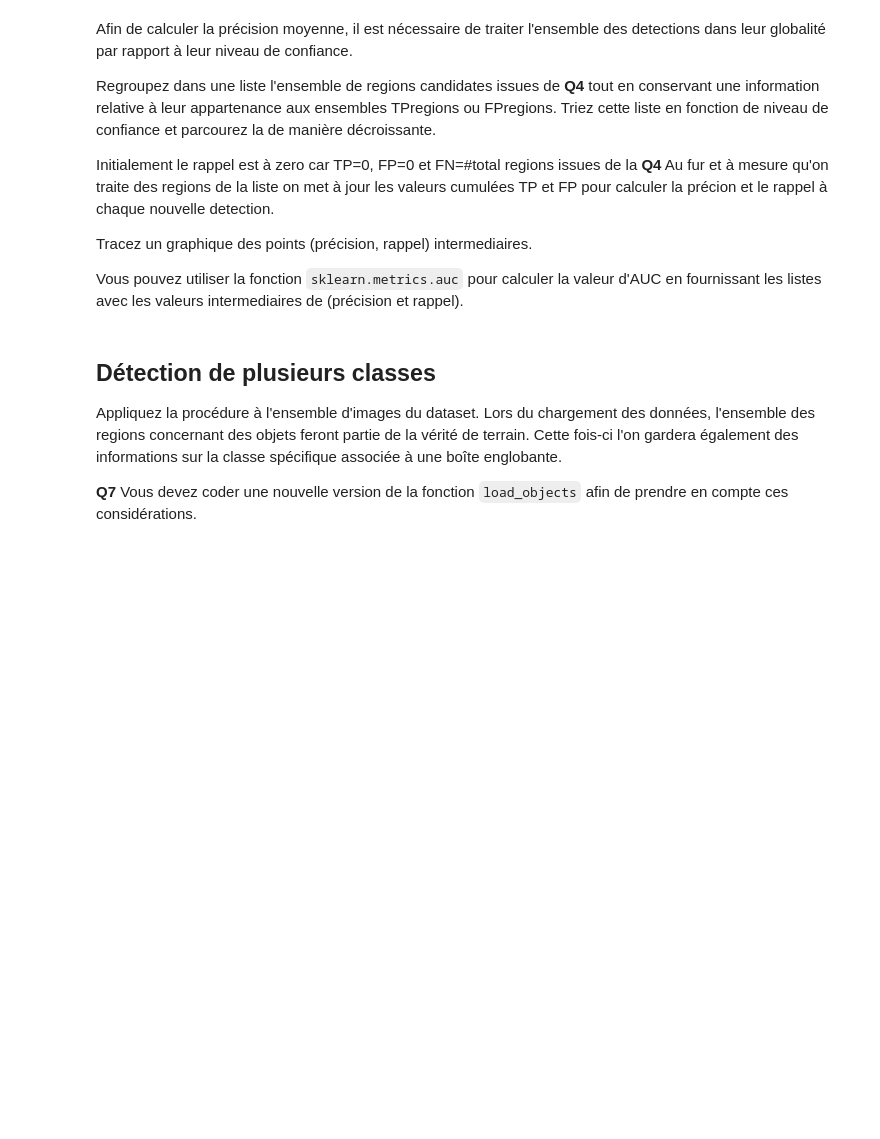
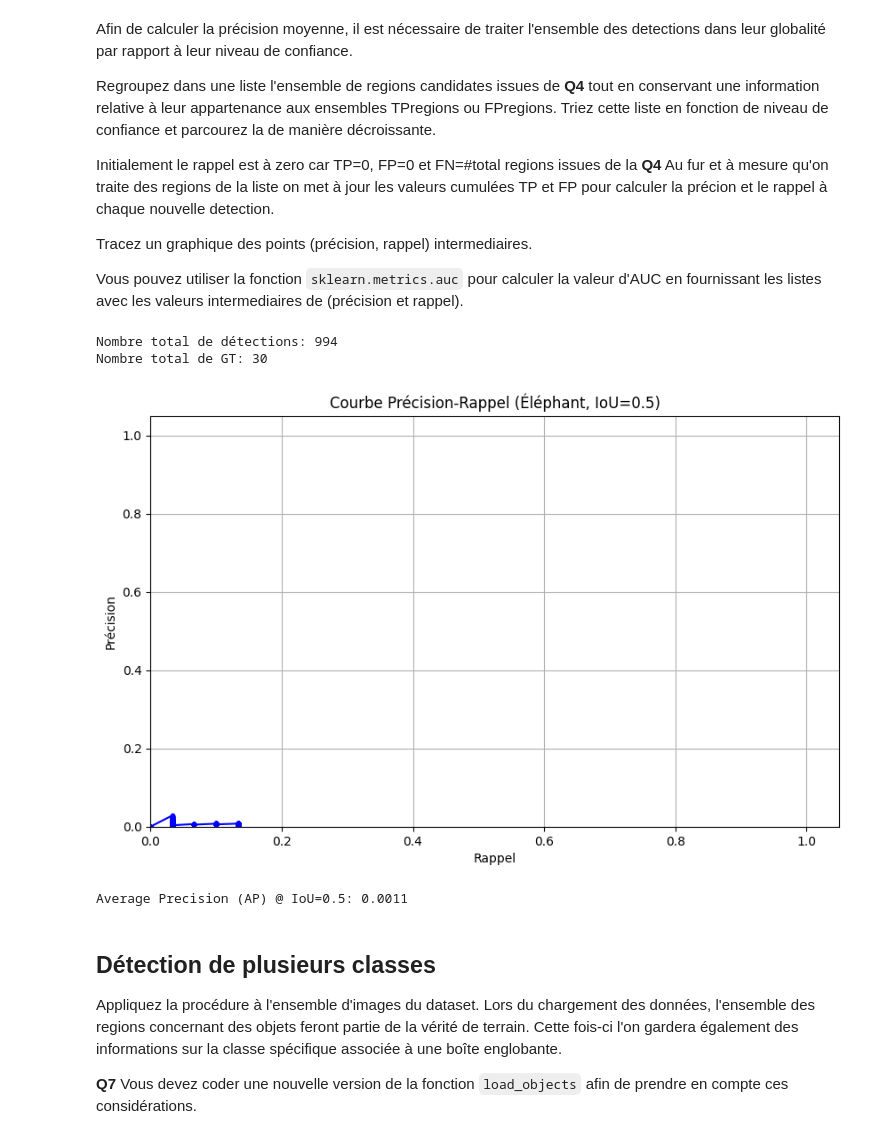
Before and after one commit to ainazeaze/amvo, a Jupyter notebook: detection/2. CNNObjectLocalizationFeelingLucky-etud.ipynb, the cells around one changed output. Cells and saved outputs as stored; diff of their text form; code cells hidden in the pictures; blank space fills up the shorter version.

```diff
--- a/detection/2. CNNObjectLocalizationFeelingLucky-etud.ipynb
+++ b/detection/2. CNNObjectLocalizationFeelingLucky-etud.ipynb
@@ -474,6 +474,64 @@ Au fur et à mesure qu'on traite des regions de la liste on met à jour les vale
 Tracez un graphique des points (précision, rappel) intermediaires.
 
 Vous pouvez utiliser la fonction `sklearn.metrics.auc` pour calculer la valeur d'AUC en fournissant les listes avec les valeurs intermediaires de (précision et rappel).
+# %%
+from sklearn.metrics import auc
+
+all_detections = []
+
+for r in results:
+    for tp in r['TP']:
+        all_detections.append({'confidence': tp[5], 'is_tp': True})
+    for fp in r['FP']:
+        all_detections.append({'confidence': fp[5], 'is_tp': False})
+
+total_gt = sum(len(r['gt_boxes']) for r in results)
+
+print(f"Nombre total de détections: {len(all_detections)}")
+print(f"Nombre total de GT: {total_gt}")
+
+all_detections.sort(key=lambda d: d['confidence'], reverse=True)
+
+tp_cumsum = 0
+fp_cumsum = 0
+precisions = []
+recalls = []
+
+for det in all_detections:
+    if det['is_tp']:
+        tp_cumsum += 1
+    else:
+        fp_cumsum += 1
+
+    precision = tp_cumsum / (tp_cumsum + fp_cumsum)
+    recall = tp_cumsum / total_gt
+
+    precisions.append(precision)
+    recalls.append(recall)
+
+plt.figure(figsize=(10, 6))
+plt.plot(recalls, precisions, 'b-o', markersize=3, linewidth=1.5)
+plt.xlabel('Rappel')
+plt.ylabel('Précision')
+plt.title('Courbe Précision-Rappel (Éléphant, IoU=0.5)')
+plt.grid(True)
+plt.xlim([0, 1.05])
+plt.ylim([0, 1.05])
+plt.show()
+
+if len(recalls) > 1:
+    ap = auc(recalls, precisions)
+    print(f"\nAverage Precision (AP) @ IoU=0.5: {ap:.4f}")
+elif len(recalls) == 1:
+    ap = precisions[0] * recalls[0]
+    print(f"\nAverage Precision (AP) @ IoU=0.5: {ap:.4f}")
+else:
+    print("Aucune détection trouvée")
+# %% [output]
+Nombre total de détections: 994
+Nombre total de GT: 30
+[figure, added]
+Average Precision (AP) @ IoU=0.5: 0.0011
 # %% [markdown]
 ## Détection de plusieurs classes
 
```
Also changed, not shown: parts of 1 cell of this notebook.
